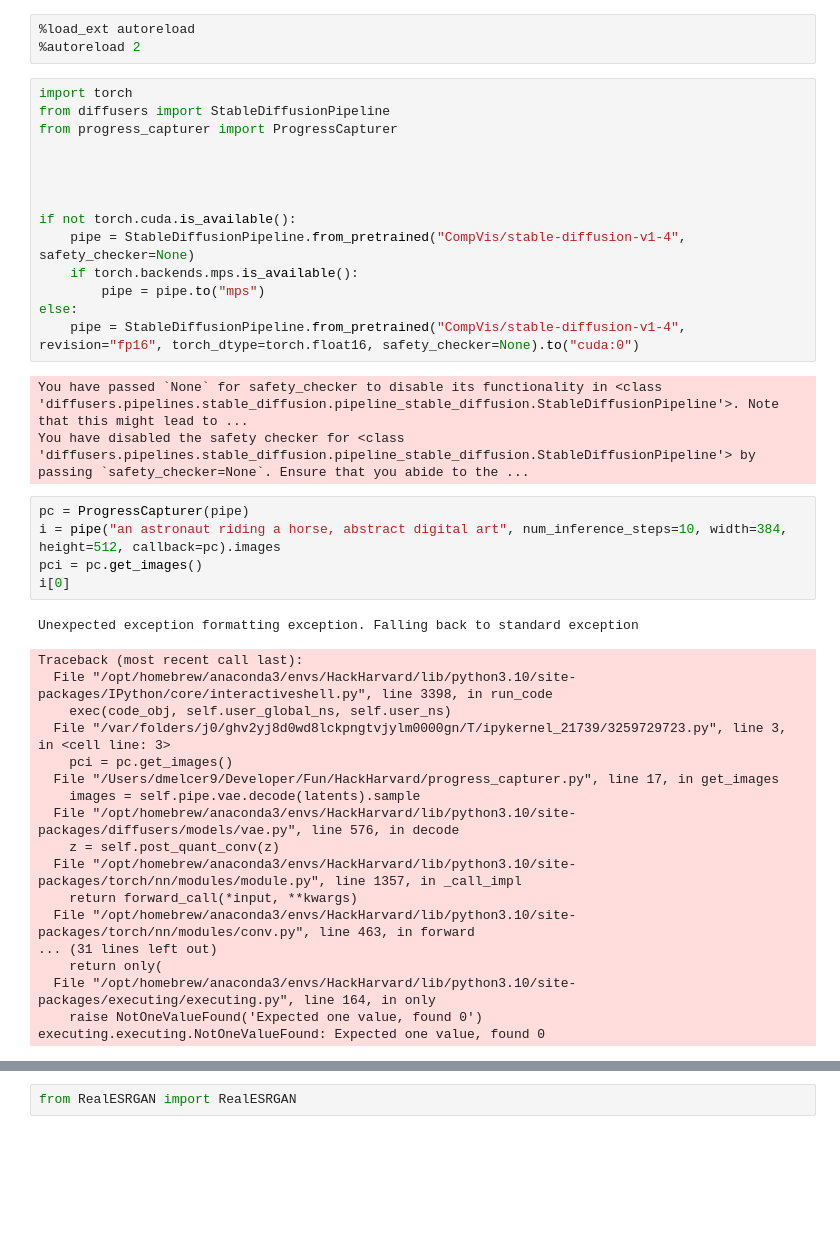
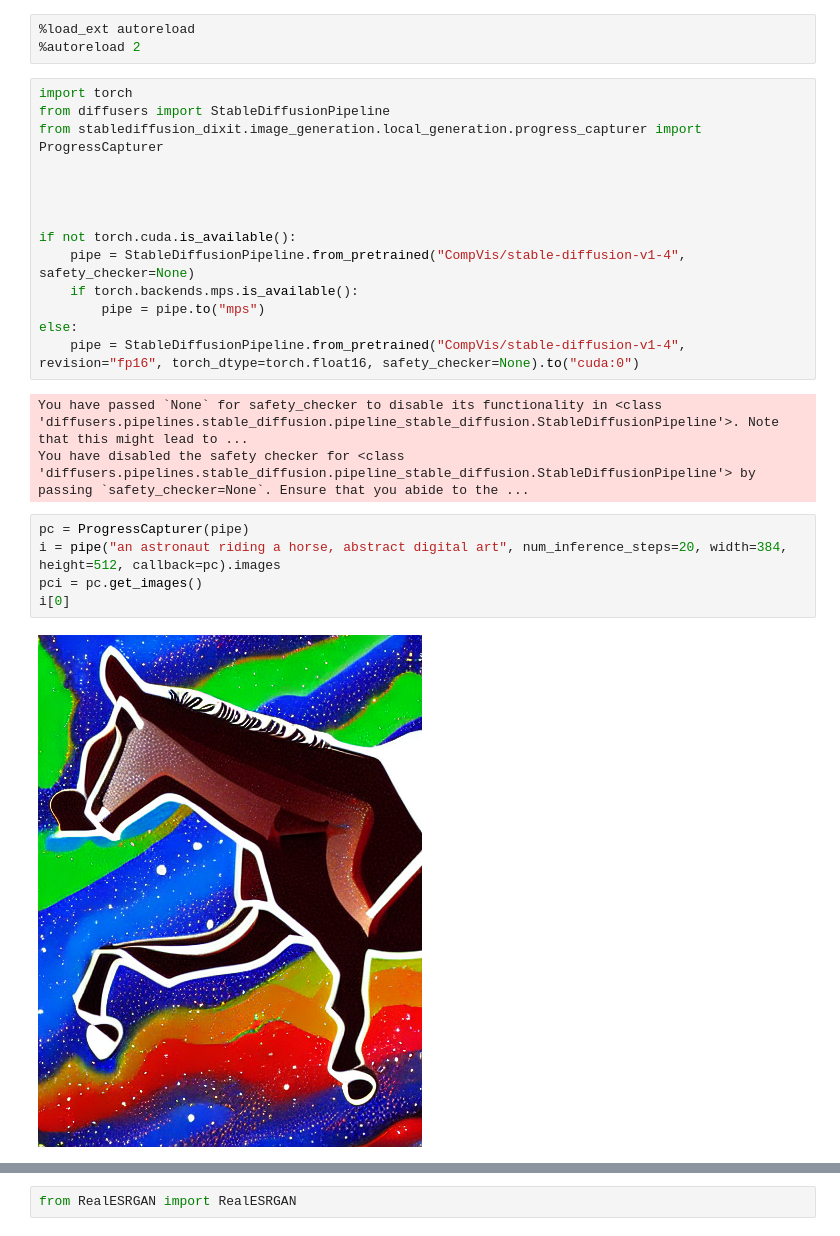
Before and after one commit to SteinwayThor/DixitOnline, a Jupyter notebook: difftest.ipynb, the cells around one changed output, grey strips where cells are left out. Cells and saved outputs as stored; diff of their text form; blank space fills up the shorter version.

Commit message:
Image generation queue

```diff
--- a/difftest.ipynb
+++ b/difftest.ipynb
@@ -7,7 +9,7 @@ notebook_login()
 # %%
 import torch
 from diffusers import StableDiffusionPipeline
-from progress_capturer import ProgressCapturer
+from stablediffusion_dixit.image_generation.local_generation.progress_capturer import ProgressCapturer
 
 
 
@@ -23,27 +25,10 @@ You have passed `None` for safety_checker to disable its functionality in <class
 You have disabled the safety checker for <class 'diffusers.pipelines.stable_diffusion.pipeline_stable_diffusion.StableDiffusionPipeline'> by passing `safety_checker=None`. Ensure that you abide to the ...
 # %%
 pc = ProgressCapturer(pipe)
-i = pipe("an astronaut riding a horse, abstract digital art", num_inference_steps=10, width=384, height=512, callback=pc).images
+i = pipe("an astronaut riding a horse, abstract digital art", num_inference_steps=20, width=384, height=512, callback=pc).images
 pci = pc.get_images()
 i[0]
 # %% [output]
-Unexpected exception formatting exception. Falling back to standard exception
-Traceback (most recent call last):
-  File "/opt/homebrew/anaconda3/envs/HackHarvard/lib/python3.10/site-packages/IPython/core/interactiveshell.py", line 3398, in run_code
-    exec(code_obj, self.user_global_ns, self.user_ns)
-  File "/var/folders/j0/ghv2yj8d0wd8lckpngtvjylm0000gn/T/ipykernel_21739/3259729723.py", line 3, in <cell line: 3>
-    pci = pc.get_images()
-  File "/Users/dmelcer9/Developer/Fun/HackHarvard/progress_capturer.py", line 17, in get_images
-    images = self.pipe.vae.decode(latents).sample
-  File "/opt/homebrew/anaconda3/envs/HackHarvard/lib/python3.10/site-packages/diffusers/models/vae.py", line 576, in decode
-    z = self.post_quant_conv(z)
-  File "/opt/homebrew/anaconda3/envs/HackHarvard/lib/python3.10/site-packages/torch/nn/modules/module.py", line 1357, in _call_impl
-    return forward_call(*input, **kwargs)
-  File "/opt/homebrew/anaconda3/envs/HackHarvard/lib/python3.10/site-packages/torch/nn/modules/conv.py", line 463, in forward
-... (31 lines left out)
-    return only(
-  File "/opt/homebrew/anaconda3/envs/HackHarvard/lib/python3.10/site-packages/executing/executing.py", line 164, in only
-    raise NotOneValueFound('Expected one value, found 0')
-executing.executing.NotOneValueFound: Expected one value, found 0
+[figure, added]
 # %%
 with torch.no_grad():
```
Also changed, not shown: parts of 9 cells of this notebook, 5 other files.
